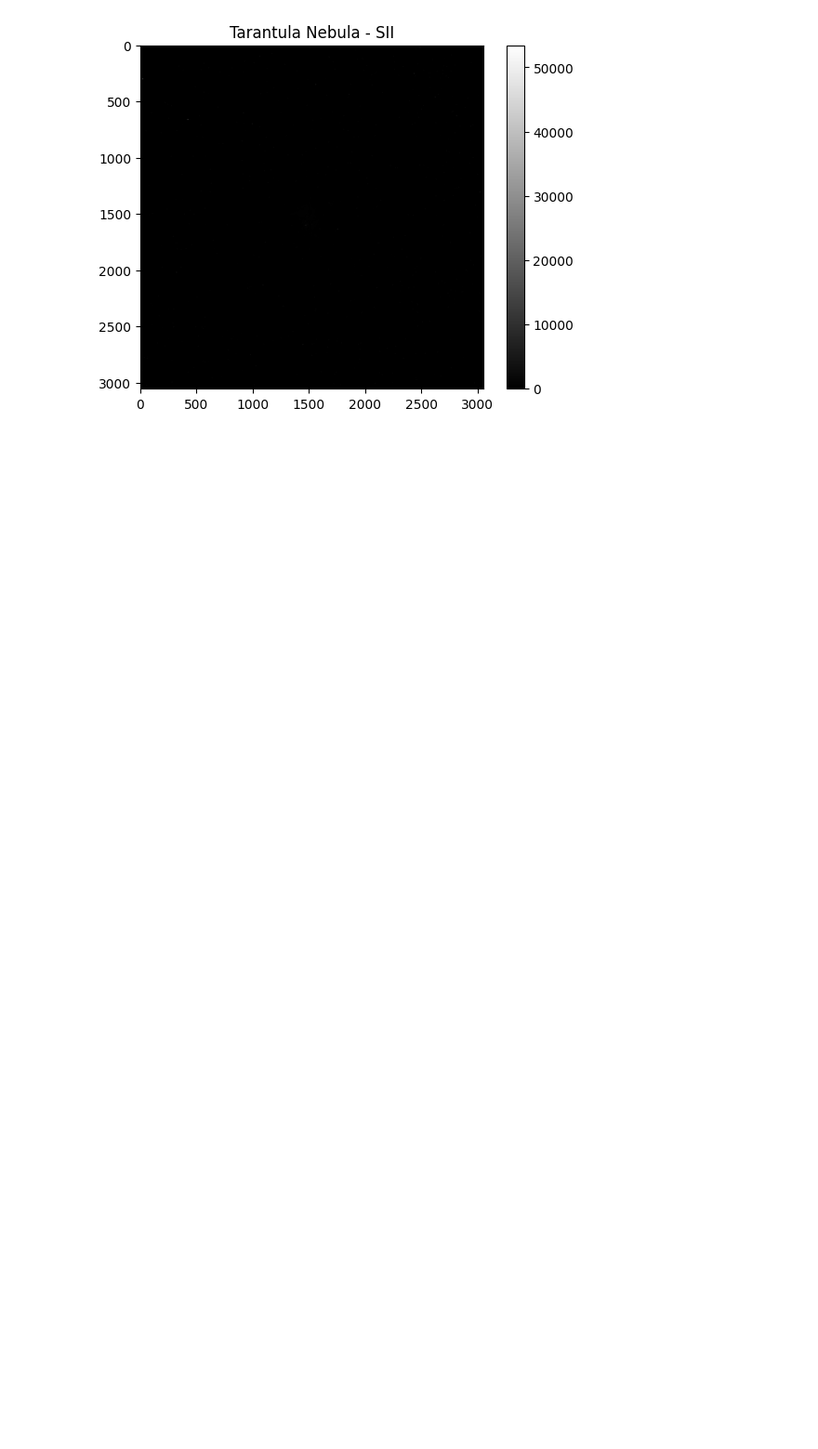
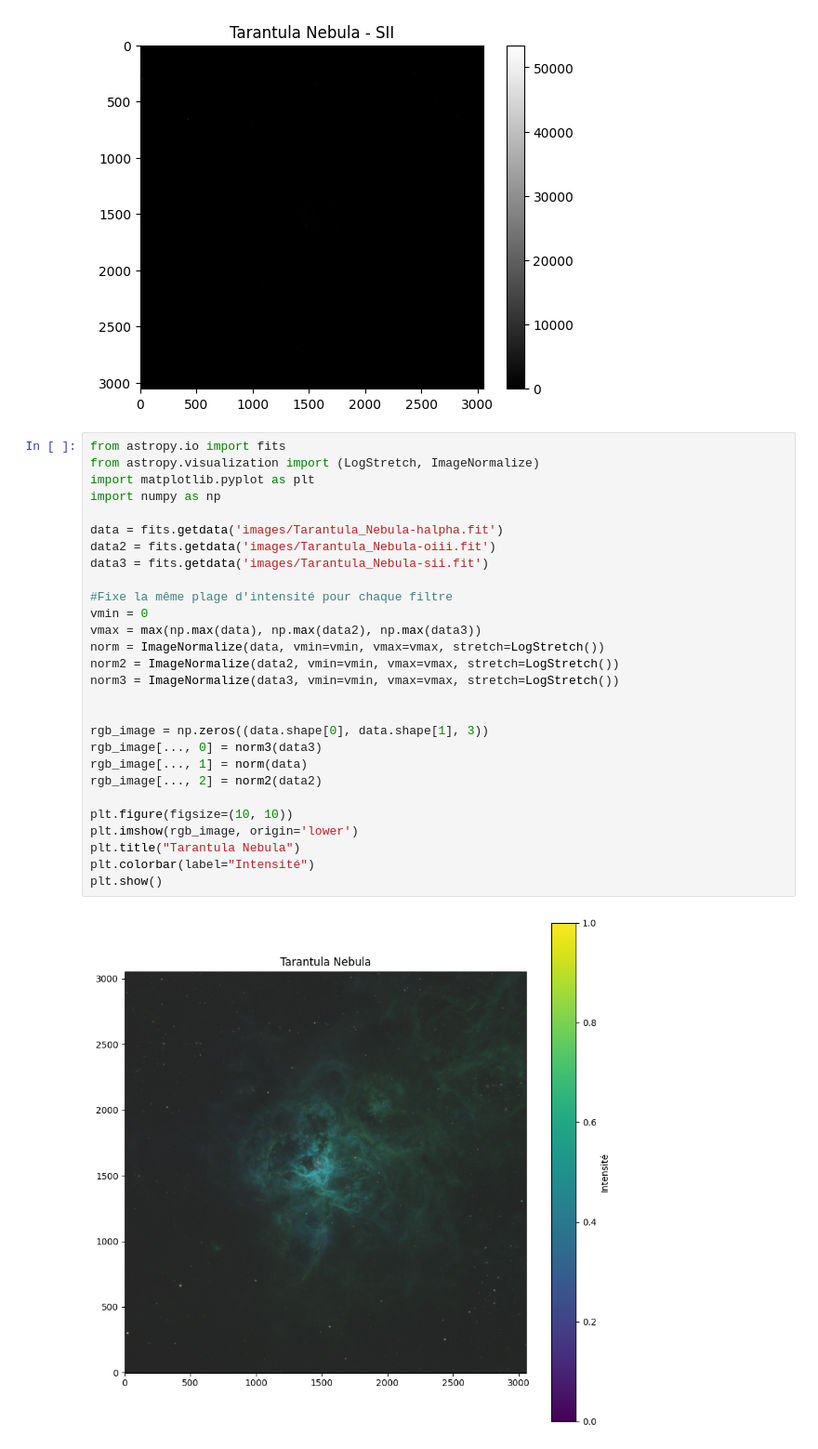
Before and after one commit to 4lexiiissss/ImageProcessingAstronomie, a Jupyter notebook: algo.ipynb, the cells around one changed output. Shown at 93% size. Drawn from its saved outputs; the diff is of its cells as text; blank space fills up the shorter version.

Commit message:
ajustement de l'image

```diff
--- a/algo.ipynb
+++ b/algo.ipynb
@@ -30,3 +30,33 @@ plt.show()
 [figure]
 [figure]
 [figure]
+# %%
+from astropy.io import fits
+from astropy.visualization import (LogStretch, ImageNormalize)
+import matplotlib.pyplot as plt
+import numpy as np
+
+data = fits.getdata('images/Tarantula_Nebula-halpha.fit')
+data2 = fits.getdata('images/Tarantula_Nebula-oiii.fit')
+data3 = fits.getdata('images/Tarantula_Nebula-sii.fit')
+
+#Fixe la même plage d'intensité pour chaque filtre
+vmin = 0
+vmax = max(np.max(data), np.max(data2), np.max(data3))
+norm = ImageNormalize(data, vmin=vmin, vmax=vmax, stretch=LogStretch())
+norm2 = ImageNormalize(data2, vmin=vmin, vmax=vmax, stretch=LogStretch())
+norm3 = ImageNormalize(data3, vmin=vmin, vmax=vmax, stretch=LogStretch())
+
+
+rgb_image = np.zeros((data.shape[0], data.shape[1], 3))
+rgb_image[..., 0] = norm3(data3)
+rgb_image[..., 1] = norm(data)
+rgb_image[..., 2] = norm2(data2)
+
+plt.figure(figsize=(10, 10))
+plt.imshow(rgb_image, origin='lower')
+plt.title("Tarantula Nebula")
+plt.colorbar(label="Intensité")
+plt.show()
+# %% [output]
+[figure, added]
```
